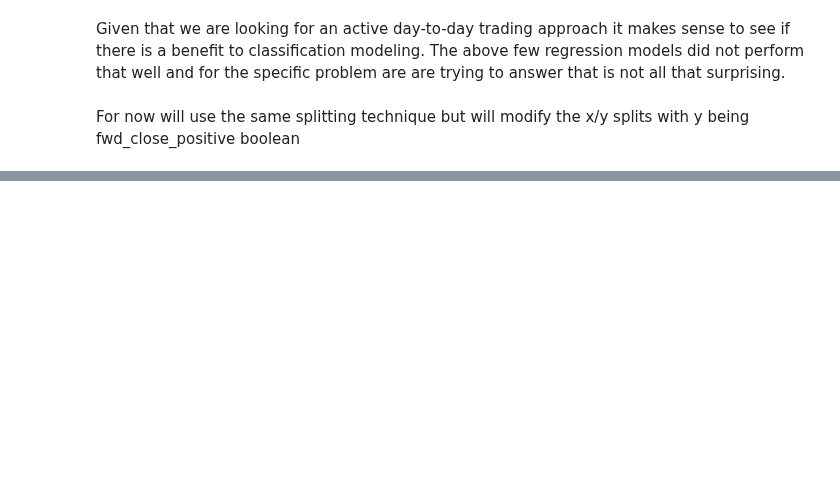
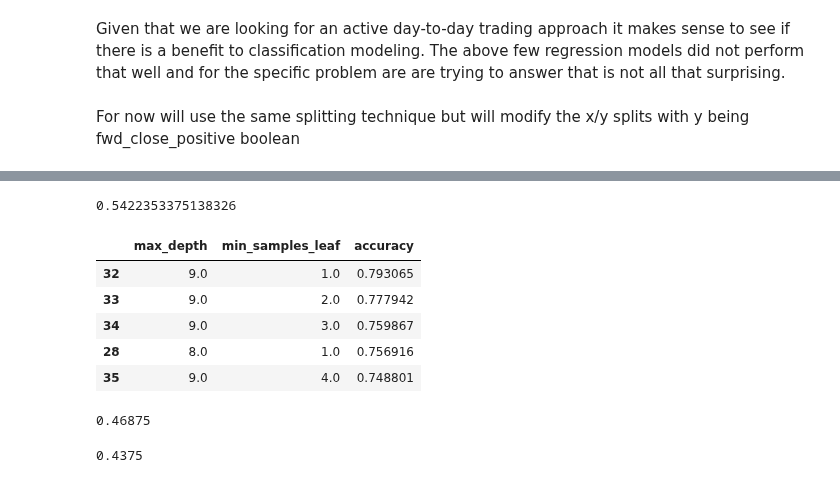
Before and after one commit to FinancialForecasters/financial_forecaster, a Jupyter notebook: waterman_model.ipynb, the cells around one changed output, grey strips where cells are left out. Drawn from its saved outputs; the diff is of its cells as text; code cells hidden in the pictures; blank space fills up the shorter version.

```diff
--- a/waterman_model.ipynb
+++ b/waterman_model.ipynb
@@ -464,0 +452,5 @@ model_number = 0
+# %%
+# Baseline for the classification models
+y_train_i.fwd_close_positive.mean()
+# %% [output]
+0.5422353375138326
@@ -464,0 +459,41 @@ model_number = 0
+# %%
+# Random Forest
+results = pd.DataFrame()
+for depth in range(1, 10):
+    for min_sample_leaf in range(1,5):
+        # Make model
+        model = RandomForestClassifier(max_depth = depth, min_samples_leaf = min_sample_leaf,random_state = 123)
+        # Fit model
+        model = model.fit(x_train_i, y_train_i)
+        # Eval
+        accuracy = model.score(x_train_i, y_train_i)
+        # Store stats
+        stats = pd.Series({'max_depth': depth,
+                          'min_samples_leaf': min_sample_leaf,
+                          'accuracy': accuracy})
+        results = pd.concat([results,stats], axis=1)
+# %%
+results = results.T.reset_index(drop=True)
+# %%
+results.iloc[results.accuracy.nlargest(n=5).index]
+# %% [output]
+|  | max_depth | min_samples_leaf | accuracy |
+| 32 | 9.0 | 1.0 | 0.793065 |
+| 33 | 9.0 | 2.0 | 0.777942 |
+| 34 | 9.0 | 3.0 | 0.759867 |
+| 28 | 8.0 | 1.0 | 0.756916 |
+| 35 | 9.0 | 4.0 | 0.748801 |
+# %%
+model = RandomForestClassifier(max_depth = 9, min_samples_leaf = 1, random_state=123)
+model = model.fit(x_train_i, y_train_i)
+accuracy_v = model.score(x_validate_i, y_validate_i)
+accuracy_v
+# %% [output]
+0.46875
+# %%
+model = RandomForestClassifier(max_depth = 9, min_samples_leaf = 2, random_state=123)
+model = model.fit(x_train_i, y_train_i)
+accuracy_v = model.score(x_validate_i, y_validate_i)
+accuracy_v
+# %% [output]
+0.4375
```
Also changed, not shown: parts of 23 cells of this notebook.
